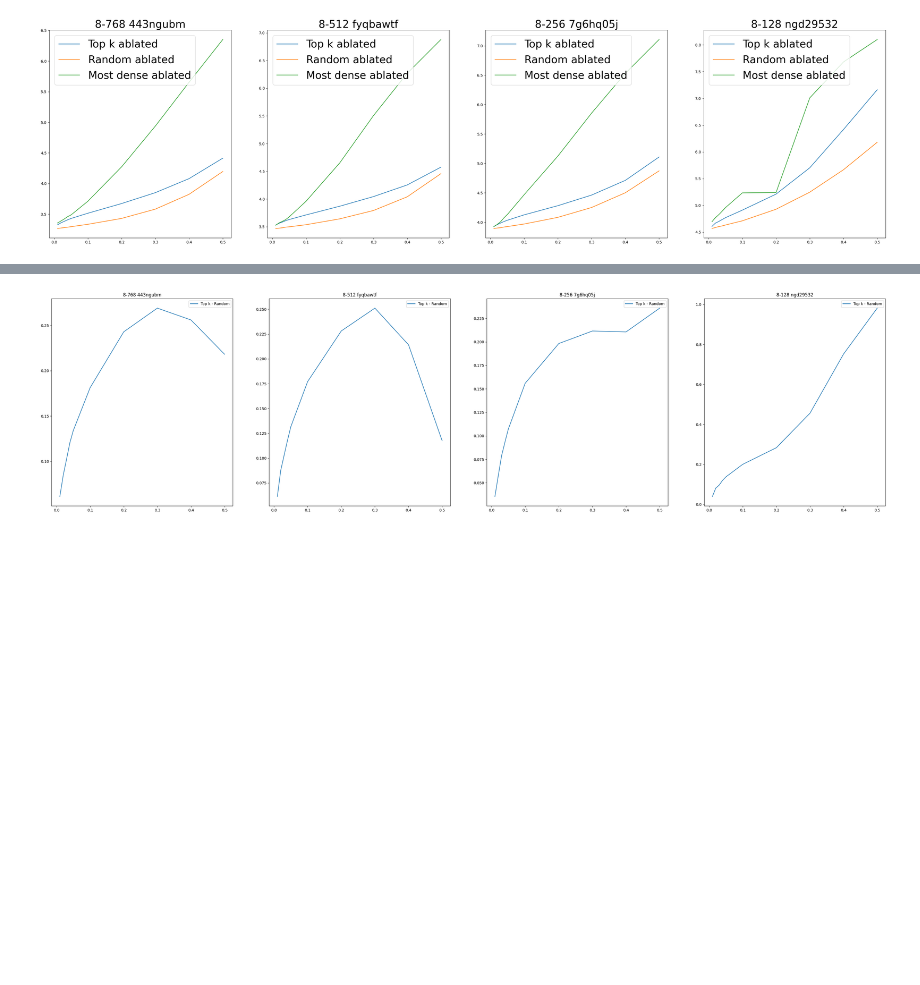
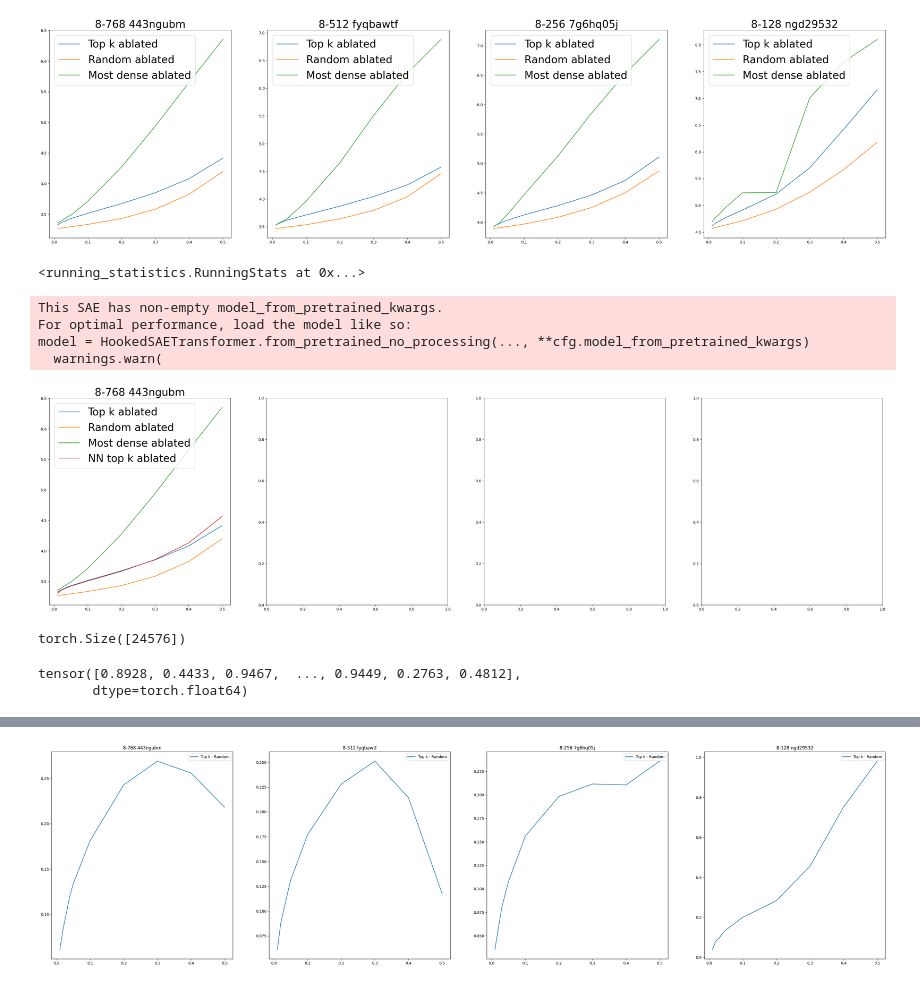
Before and after one commit to shehper/feature_universality, a Jupyter notebook: main.ipynb, the cells around one changed output, grey strips where cells are left out. Cells and saved outputs as stored; diff of their text form; code cells hidden in the pictures; blank space fills up the shorter version.

```diff
--- a/main.ipynb
+++ b/main.ipynb
@@ -355,7 +362,11 @@ from tqdm import tqdm
 train_data, val_data = load_data("openwebtext")
 
 def ablate_features(model, data, features_max_acts, features_densities,
-                    uninterpretable_mask=None, k=100, batch_size=32, n_batches=10, seed=34, device=device):
+                    uninterpretable_mask=None, k=100,
+                    batch_size=32,
+                    n_batches=10,
+                    seed=34,
+                    device=device):
 
     assert isinstance(features_max_acts, torch.Tensor)
     assert features_max_acts.ndim == 1, "features_max_acts must be 1D"
@@ -377,7 +388,6 @@ def ablate_features(model, data, features_max_acts, features_densities,
         all_feature_indices = torch.arange(d_sae)[~uninterpretable_mask]
     num_features = all_feature_indices.shape[0]
     random_features = all_feature_indices[torch.randperm(num_features)[:k]]
-
 
     topk_ablated_losses = []
     random_ablated_losses = []
@@ -460,0 +541,56 @@ plt.show()
+# %%
+all_outputs = all_outputs.view(-1)
+# %%
+stats
+# %% [output]
+<running_statistics.RunningStats at 0x...>
+# %%
+# empty memory
+torch.cuda.empty_cache()
+
+nn_ablated_losses = {}
+percents = [0.01, 0.02, 0.03, 0.04, 0.05, 0.1, 0.2, 0.3, 0.4, 0.5]
+for model_name, sae_name in [("8-768", "443ngubm")]:
+    model, sae = load_model_and_sae(model_name, sae_name, ckpt_iter=None, device=device)
+    assert model.acts_to_saes is not None
+    nn_outputs = torch.tensor(all_outputs.view(-1).detach().cpu().numpy())
+    uninterpretable_mask = loaded_masks[(model_name, sae_name)]
+    for percent in percents:
+        k = int(nn_outputs.shape[0] * percent)
+        topk_ablated_loss, random_ablated_loss = ablate_features_with_highest_nn_outputs(model, train_data, nn_outputs,
+                                                                                         uninterpretable_mask=uninterpretable_mask,
+                                                                                        k=k, batch_size=4, n_batches=80, seed=34)
+        nn_ablated_losses[(model_name, sae_name, percent)] = (topk_ablated_loss.cpu(), random_ablated_loss.cpu())
+# %% [output]
+This SAE has non-empty model_from_pretrained_kwargs.
+For optimal performance, load the model like so:
+model = HookedSAETransformer.from_pretrained_no_processing(..., **cfg.model_from_pretrained_kwargs)
+  warnings.warn(
+# %%
+fig, axes = plt.subplots(1, 4, figsize=(40, 10))
+for i, (model_name, sae_name) in enumerate([("8-768", "443ngubm")]):
+    topk_ablated_losses = [losses[(model_name, sae_name, percent)][0] for percent in percents]
+    random_ablated_losses = [losses[(model_name, sae_name, percent)][1] for percent in percents]
+    most_dense_ablated_losses = [losses[(model_name, sae_name, percent)][2] for percent in percents]
+    nn_topk_ablated_losses = [nn_ablated_losses[(model_name, sae_name, percent)][0] for percent in percents]
+
+    axes[i].plot(percents, topk_ablated_losses, label="Top k ablated")
+    axes[i].plot(percents, random_ablated_losses, label="Random ablated")
+    axes[i].plot(percents, most_dense_ablated_losses, label="Most dense ablated")
+    axes[i].plot(percents, nn_topk_ablated_losses, label="NN top k ablated")
+    axes[i].set_title(f"{model_name} {sae_name}", fontsize=28)
+    axes[i].legend(fontsize=28)
+plt.show()
+# %% [output]
+[figure, added]
+# %%
+stats = all_stats[("8-768", "443ngubm"), ("8-512", "fyqbawtf")]
+feature_universality = stats.corr_matrix.amax(dim=-1)
+feature_universality.shape
+# %% [output]
+torch.Size([24576])
+# %%
+feature_universality
+# %% [output]
+tensor([0.8928, 0.4433, 0.9467,  ..., 0.9449, 0.2763, 0.4812],
+       dtype=torch.float64)
```
Also changed, not shown: parts of 8 cells of this notebook.
